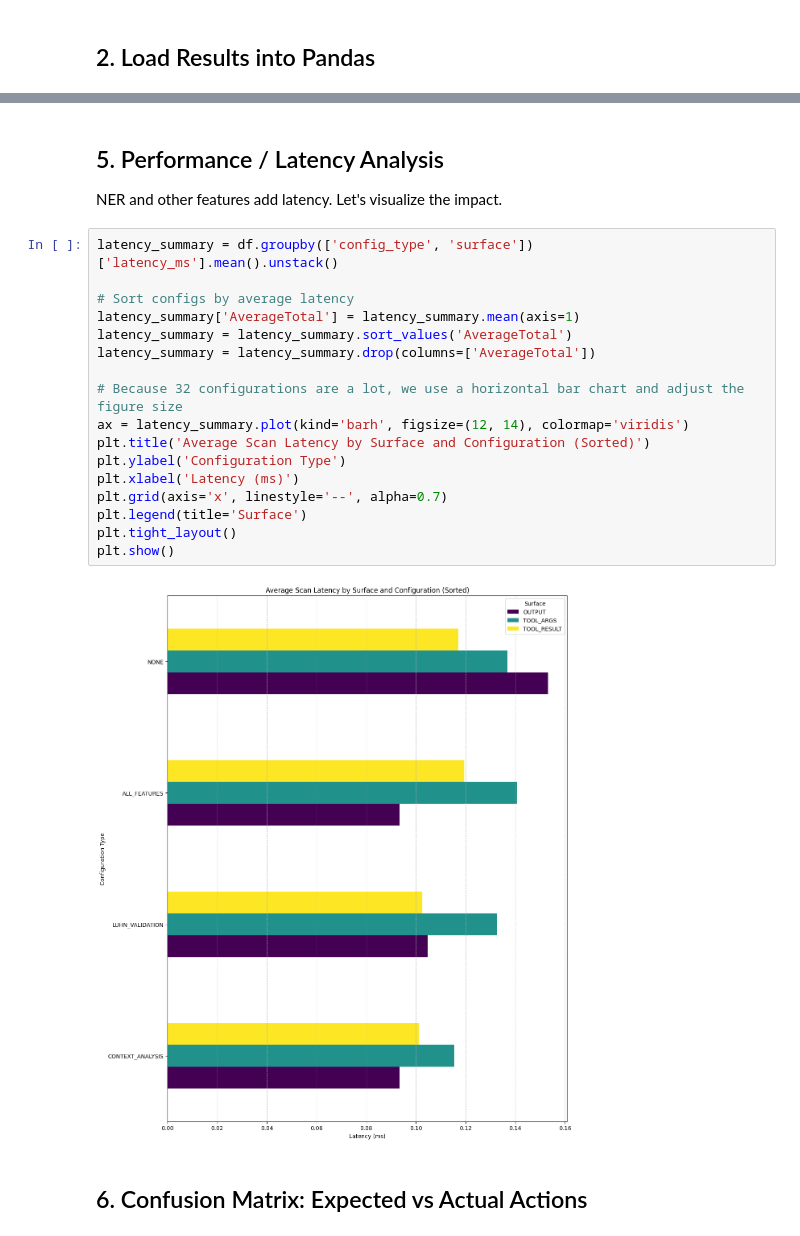
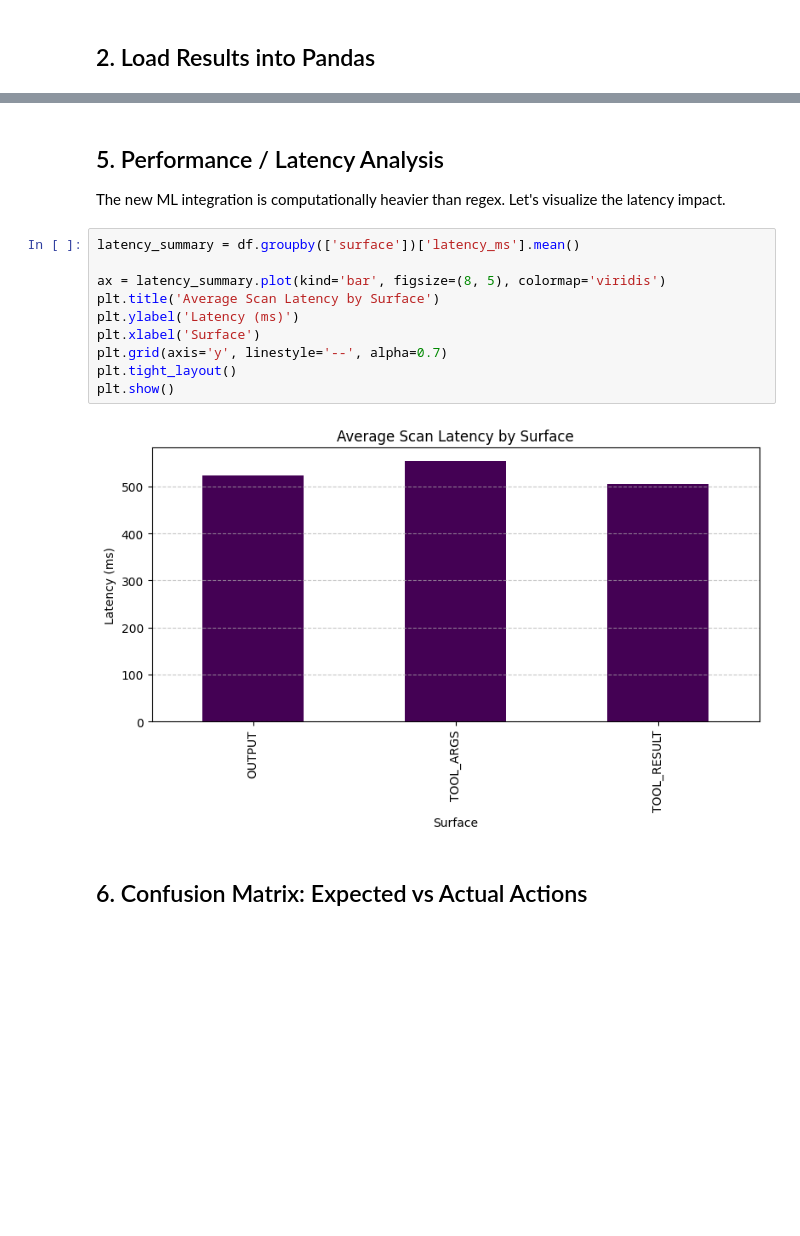
Before and after one commit to MohamedLouayChatti/ASCP, a Jupyter notebook: dlp/evaluation/evaluate.ipynb, the cells around one changed output, grey strips where cells are left out. Saved outputs shown, nothing was run; the diff lists cells and outputs as text; blank space fills up the shorter version.

```diff
--- a/dlp/evaluation/evaluate.ipynb
+++ b/dlp/evaluation/evaluate.ipynb
@@ -184,25 +162,18 @@ Failed tests:
 # %% [markdown]
 ## 5. Performance / Latency Analysis
-NER and other features add latency. Let's visualize the impact.
+The new ML integration is computationally heavier than regex. Let's visualize the latency impact.
 # %%
-latency_summary = df.groupby(['config_type', 'surface'])['latency_ms'].mean().unstack()
+latency_summary = df.groupby(['surface'])['latency_ms'].mean()
 
-# Sort configs by average latency
-latency_summary['AverageTotal'] = latency_summary.mean(axis=1)
-latency_summary = latency_summary.sort_values('AverageTotal')
-latency_summary = latency_summary.drop(columns=['AverageTotal'])
-
-# Because 32 configurations are a lot, we use a horizontal bar chart and adjust the figure size
-ax = latency_summary.plot(kind='barh', figsize=(12, 14), colormap='viridis')
-plt.title('Average Scan Latency by Surface and Configuration (Sorted)')
-plt.ylabel('Configuration Type')
-plt.xlabel('Latency (ms)')
-plt.grid(axis='x', linestyle='--', alpha=0.7)
-plt.legend(title='Surface')
+ax = latency_summary.plot(kind='bar', figsize=(8, 5), colormap='viridis')
+plt.title('Average Scan Latency by Surface')
+plt.ylabel('Latency (ms)')
+plt.xlabel('Surface')
+plt.grid(axis='y', linestyle='--', alpha=0.7)
 plt.tight_layout()
 plt.show()
 # %% [output]
-[figure, old version]
+[figure, new version]
 # %% [markdown]
 ## 6. Confusion Matrix: Expected vs Actual Actions
 # %%
```
Also changed, not shown: parts of 15 cells of this notebook, 14 other files.
